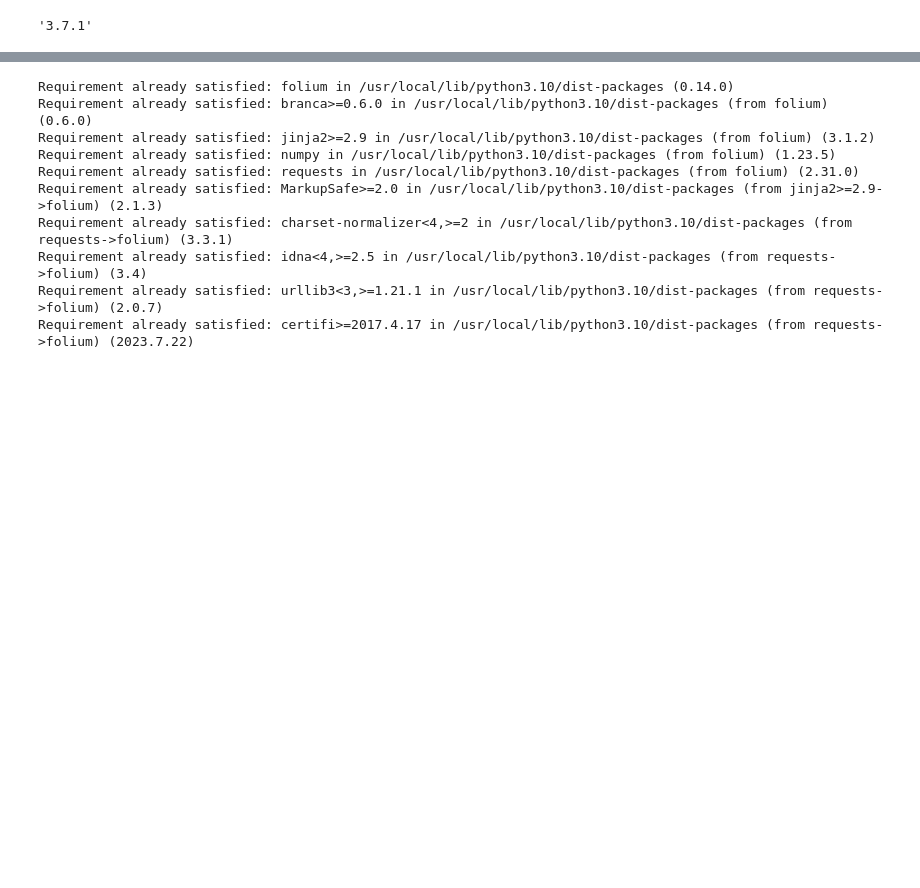
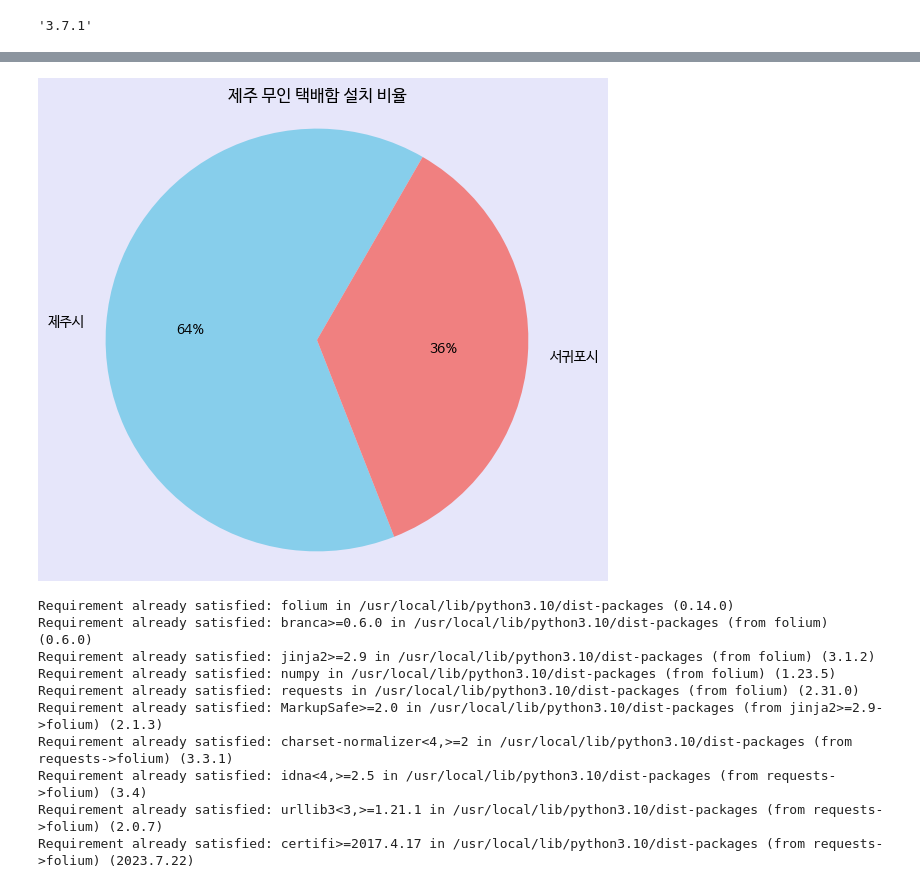
Before and after one commit to yeonwoo3611/jejumaster, a Jupyter notebook: kimyeonwoo.ipynb, the cells around one changed output, grey strips where cells are left out. Saved outputs shown, nothing was run; the diff lists cells and outputs as text; code cells hidden in the pictures; blank space fills up the shorter version.

```diff
--- a/kimyeonwoo.ipynb
+++ b/kimyeonwoo.ipynb
@@ -85,3 +147,25 @@ df[df['시군구'].str.contains('제주시')]
+# %%
+# 원형 차트로 비율 확인
+
+import pandas as pd
+import matplotlib.pyplot as plt
+
+data = {
+    '시군구명': ['제주시', '제주시', '제주시', '제주시', '제주시', '제주시',
+             '제주시', '제주시', '제주시',
+             '서귀포시', '서귀포시', '서귀포시', '서귀포시', '서귀포시'],}
+df = pd.DataFrame(data)
+
+count_sikun = df['시군구명'].value_counts()
+
+# 원형 그래프 그리기
+plt.figure(figsize=(6, 6), facecolor='lavender')
+plt.pie(count_sikun, labels=count_sikun.index, autopct='%1.0f%%',startangle=60, colors=['skyblue', 'lightcoral'])
+plt.title('제주 무인 택배함 설치 비율')
+plt.axis('equal')  # 원형 그래프를 원형으로 유지
+plt.show()
+# %% [output]
+[figure, added]
 # %%
 !pip install folium
 # %% [output]
```
Also changed, not shown: parts of 15 cells of this notebook.
